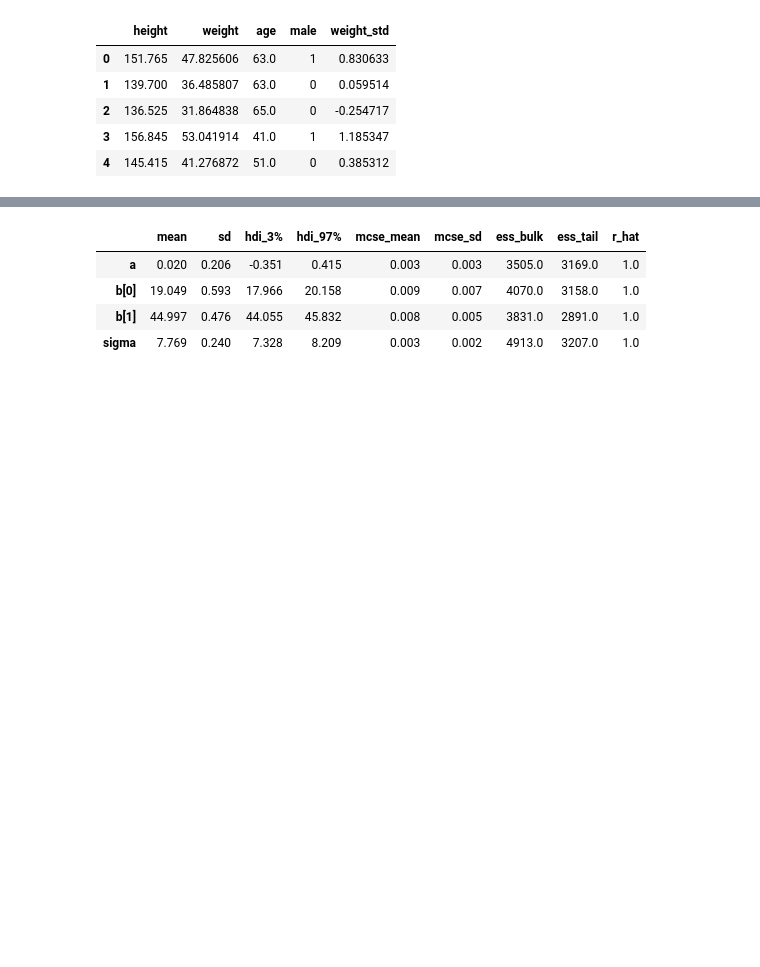
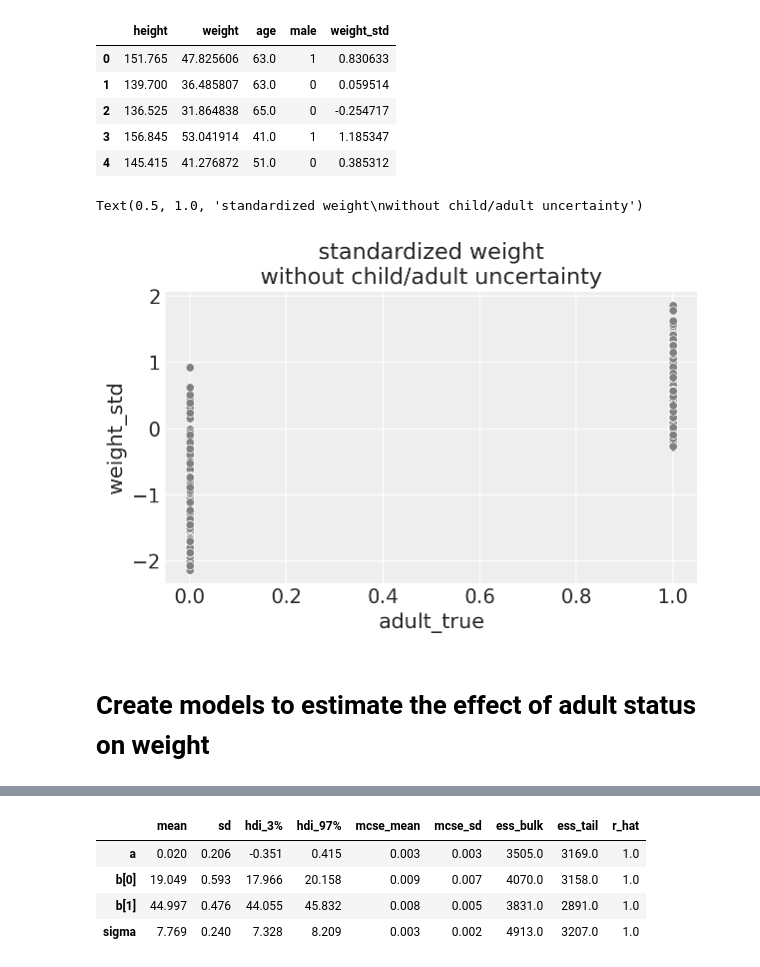
Before and after one commit to benslack19/stats_rethinking, a Jupyter notebook: blog_entries/stats_rethinking_measurement_error_datauncertainty.ipynb, the cells around one changed output, grey strips where cells are left out. Cells and saved outputs as stored; diff of their text form; code cells hidden in the pictures; blank space fills up the shorter version.

Commit message:
mixed effects exploration

```diff
--- a/blog_entries/stats_rethinking_measurement_error_datauncertainty.ipynb
+++ b/blog_entries/stats_rethinking_measurement_error_datauncertainty.ipynb
@@ -40,0 +41,9 @@ df.head()
+# %%
+f, ax0 = plt.subplots(1, 1, figsize=(6, 4))
+sns.scatterplot(data=df, x="adult_true", y="weight_std", color="gray", ax=ax0)
+ax0.set_title('standardized weight\nwithout child/adult uncertainty')
+# %% [output]
+Text(0.5, 1.0, 'standardized weight\nwithout child/adult uncertainty')
+[figure, added]
+# %% [markdown]
+# Create models to estimate the effect of adult status on weight
```
Also changed, not shown: parts of 26 cells of this notebook, 5 other files.
